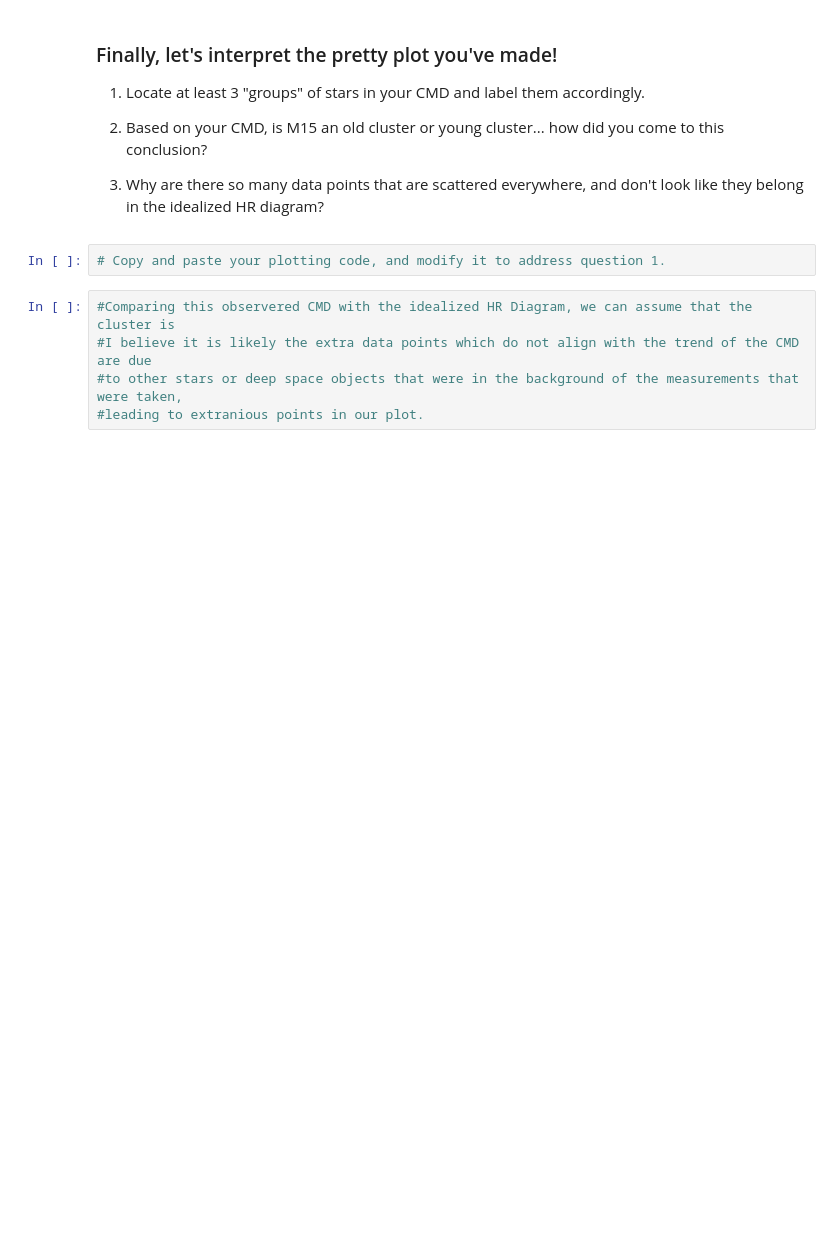
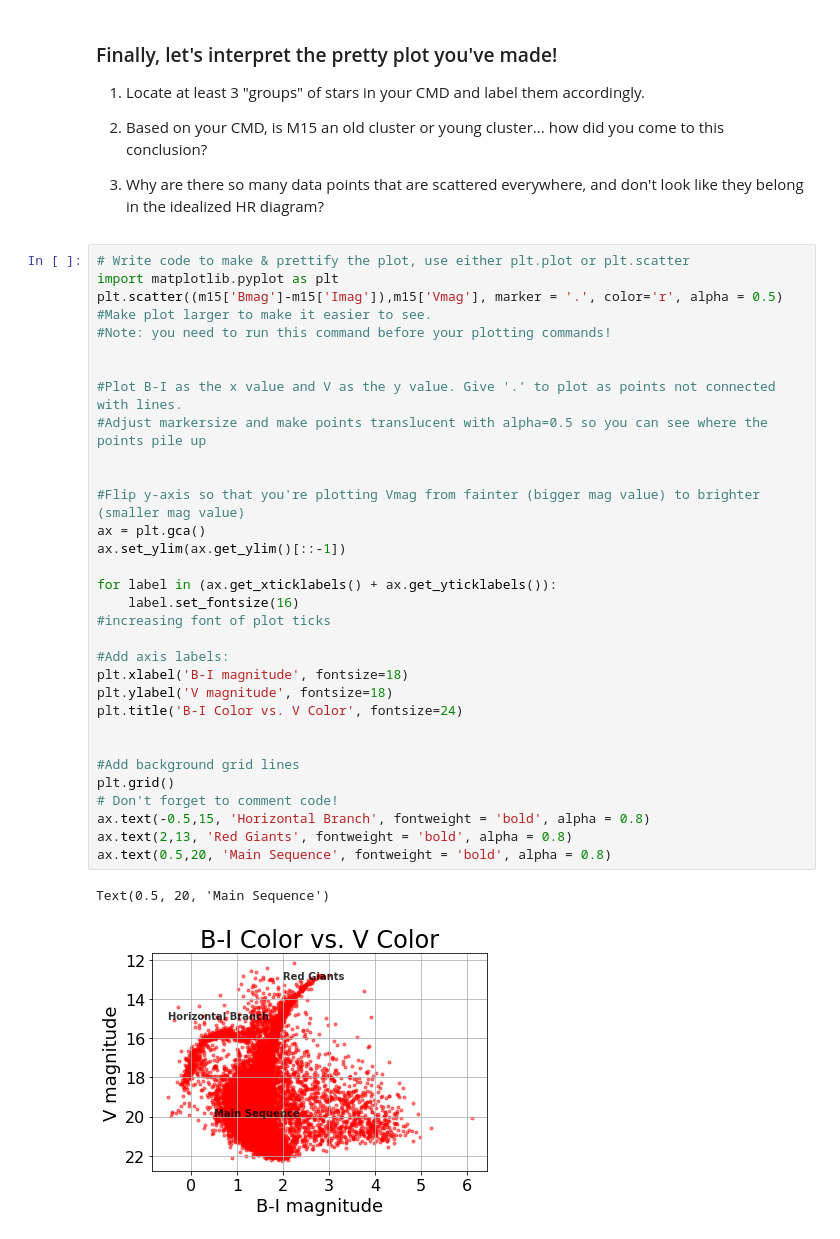
Before and after one commit to J-Dyke/ASTR3190, a Jupyter notebook: lessons/07-extra_plotting_Dyke.ipynb, the cells around one changed output. Cells and saved outputs as stored; diff of their text form; blank space fills up the shorter version.

```diff
--- a/lessons/07-extra_plotting_Dyke.ipynb
+++ b/lessons/07-extra_plotting_Dyke.ipynb
@@ -96,10 +105,38 @@ AttributeError: module 'matplotlib' has no attribute 'plot'
 2) Based on your CMD, is M15 an old cluster or young cluster... how did you come to this conclusion?
 
 3) Why are there so many data points that are scattered everywhere, and don't look like they belong in the idealized HR diagram?
-# %%
-# Copy and paste your plotting code, and modify it to address question 1.
-# %%
-#Comparing this observered CMD with the idealized HR Diagram, we can assume that the cluster is
-#I believe it is likely the extra data points which do not align with the trend of the CMD are due
-#to other stars or deep space objects that were in the background of the measurements that were taken,
-#leading to extranious points in our plot.
+# %%
+# Write code to make & prettify the plot, use either plt.plot or plt.scatter
+import matplotlib.pyplot as plt
+plt.scatter((m15['Bmag']-m15['Imag']),m15['Vmag'], marker = '.', color='r', alpha = 0.5)
+#Make plot larger to make it easier to see.
+#Note: you need to run this command before your plotting commands!
+
+
+#Plot B-I as the x value and V as the y value. Give '.' to plot as points not connected with lines.
+#Adjust markersize and make points translucent with alpha=0.5 so you can see where the points pile up
+
+
+#Flip y-axis so that you're plotting Vmag from fainter (bigger mag value) to brighter (smaller mag value)
+ax = plt.gca()
+ax.set_ylim(ax.get_ylim()[::-1])
+
+for label in (ax.get_xticklabels() + ax.get_yticklabels()):
+	label.set_fontsize(16)
+#increasing font of plot ticks
+
+#Add axis labels:
+plt.xlabel('B-I magnitude', fontsize=18)
+plt.ylabel('V magnitude', fontsize=18)
+plt.title('B-I Color vs. V Color', fontsize=24)
+
+
+#Add background grid lines
+plt.grid()
+# Don't forget to comment code!
+ax.text(-0.5,15, 'Horizontal Branch', fontweight = 'bold', alpha = 0.8)
+ax.text(2,13, 'Red Giants', fontweight = 'bold', alpha = 0.8)
+ax.text(0.5,20, 'Main Sequence', fontweight = 'bold', alpha = 0.8)
+# %% [output]
+Text(0.5, 20, 'Main Sequence')
+[figure, added]
```
Also changed, not shown: parts of 3 cells of this notebook, 6 other files.
